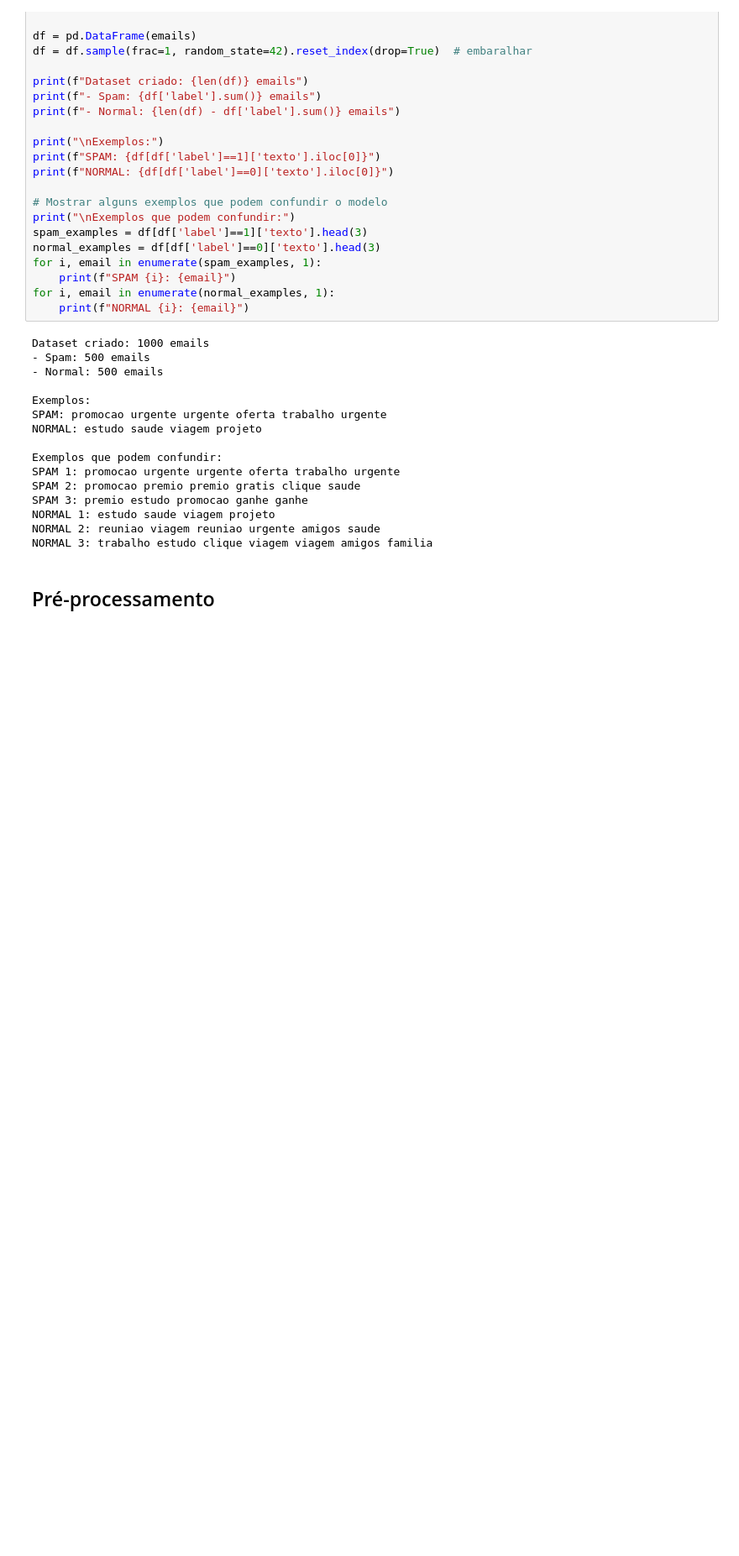
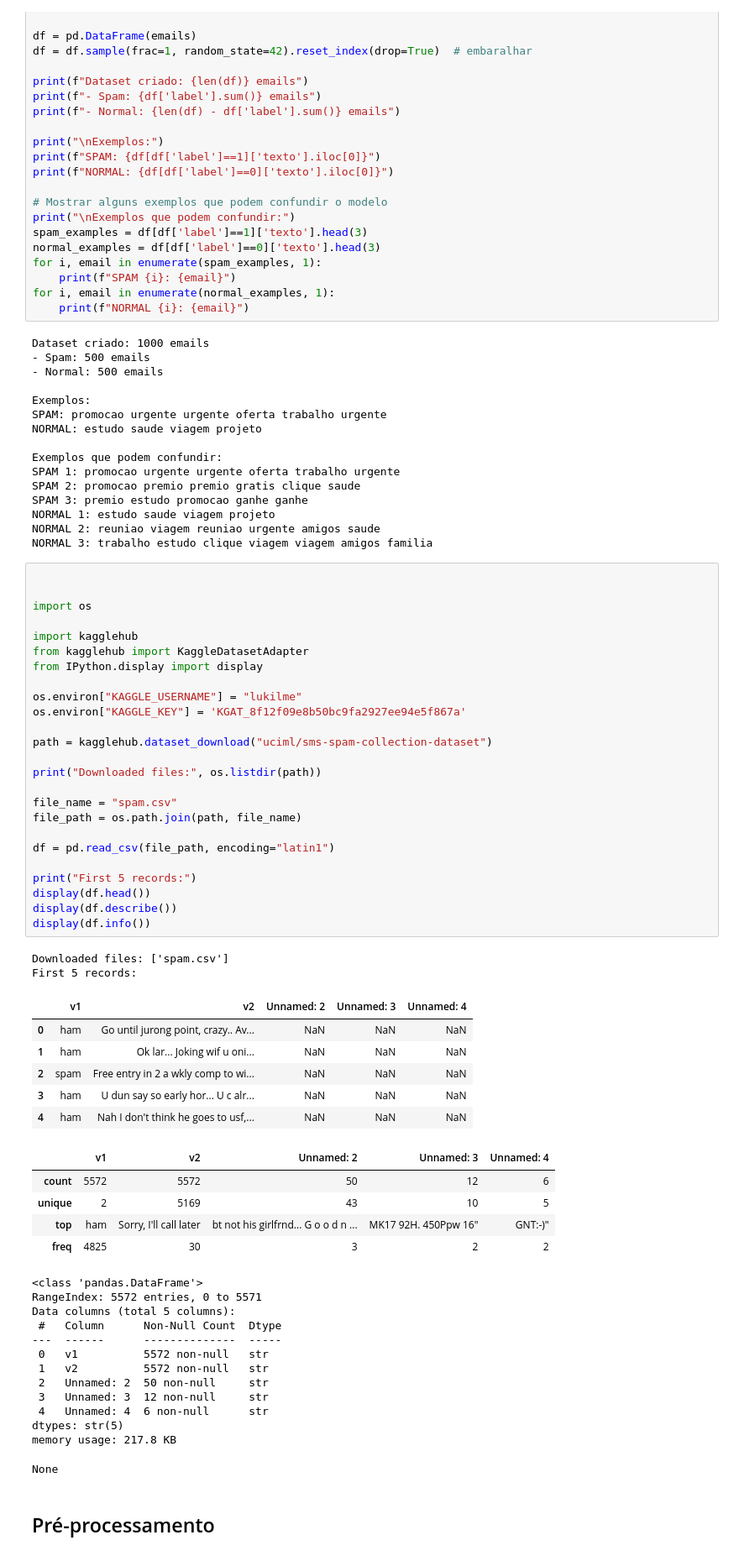
Before and after one commit to lukilme/machine_learning_classes, a Jupyter notebook: Luis_Kilmer_da_Silva_Bernardo_Atividade_KNN_e_SVM.ipynb, the cells around one changed output. Shown at 84% size. Saved outputs shown, nothing was run; the diff lists cells and outputs as text; blank space fills up the shorter version.

```diff
--- a/Luis_Kilmer_da_Silva_Bernardo_Atividade_KNN_e_SVM.ipynb
+++ b/Luis_Kilmer_da_Silva_Bernardo_Atividade_KNN_e_SVM.ipynb
@@ -106,6 +106,58 @@ SPAM 3: premio estudo promocao ganhe ganhe
 NORMAL 1: estudo saude viagem projeto
 NORMAL 2: reuniao viagem reuniao urgente amigos saude
 NORMAL 3: trabalho estudo clique viagem viagem amigos familia
+# %%
+
+
+import os
+
+import kagglehub
+from kagglehub import KaggleDatasetAdapter
+from IPython.display import display
+
+os.environ["KAGGLE_USERNAME"] = "lukilme"
+os.environ["KAGGLE_KEY"] = 'KGAT_8f12f09e8b50bc9fa2927ee94e5f867a'
+
+path = kagglehub.dataset_download("uciml/sms-spam-collection-dataset")
+
+print("Downloaded files:", os.listdir(path))
+
+file_name = "spam.csv"
+file_path = os.path.join(path, file_name)
+
+df = pd.read_csv(file_path, encoding="latin1")
+
+print("First 5 records:")
+display(df.head())
+display(df.describe())
+display(df.info())
+# %% [output]
+Downloaded files: ['spam.csv']
+First 5 records:
+|  | v1 | v2 | Unnamed: 2 | Unnamed: 3 | Unnamed: 4 |
+| 0 | ham | Go until jurong point, crazy.. Av... | NaN | NaN | NaN |
+| 1 | ham | Ok lar... Joking wif u oni... | NaN | NaN | NaN |
+| 2 | spam | Free entry in 2 a wkly comp to wi... | NaN | NaN | NaN |
+| 3 | ham | U dun say so early hor... U c alr... | NaN | NaN | NaN |
+| 4 | ham | Nah I don't think he goes to usf,... | NaN | NaN | NaN |
+|  | v1 | v2 | Unnamed: 2 | Unnamed: 3 | Unnamed: 4 |
+| count | 5572 | 5572 | 50 | 12 | 6 |
+| unique | 2 | 5169 | 43 | 10 | 5 |
+| top | ham | Sorry, I'll call later | bt not his girlfrnd... G o o d n ... | MK17 92H. 450Ppw 16" | GNT:-)" |
+| freq | 4825 | 30 | 3 | 2 | 2 |
+<class 'pandas.DataFrame'>
+RangeIndex: 5572 entries, 0 to 5571
+Data columns (total 5 columns):
+ #   Column      Non-Null Count  Dtype
+---  ------      --------------  -----
+ 0   v1          5572 non-null   str
+ 1   v2          5572 non-null   str
+ 2   Unnamed: 2  50 non-null     str
+ 3   Unnamed: 3  12 non-null     str
+ 4   Unnamed: 4  6 non-null      str
+dtypes: str(5)
+memory usage: 217.8 KB
+None
 # %% [markdown]
 ## Pré-processamento
 # %%
```
Also changed, not shown: parts of 11 cells of this notebook.
